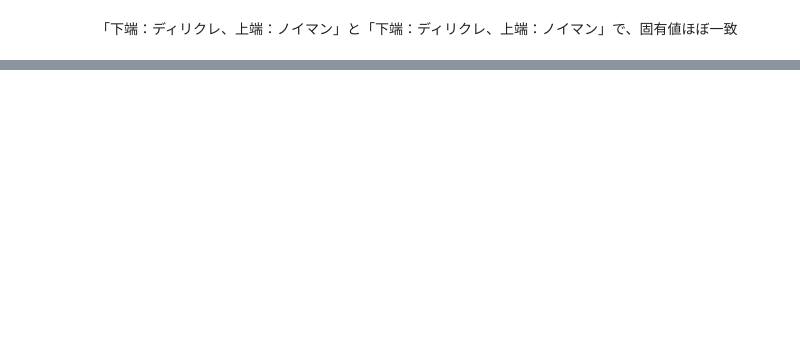
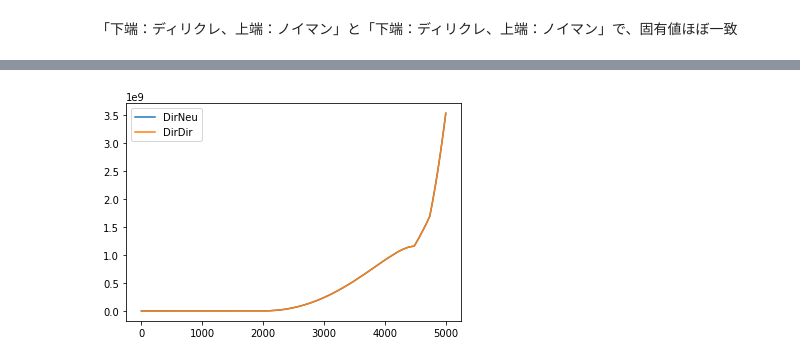
Before and after one commit to Koichi-Miyamoto/StochasticInflationDiffOpEigen, a Jupyter notebook: Potential1804.07124.ipynb, the cells around one changed output, grey strips where cells are left out. Drawn from its saved outputs; the diff is of its cells as text; code cells hidden in the pictures; blank space fills up the shorter version.

```diff
--- a/Potential1804.07124.ipynb
+++ b/Potential1804.07124.ipynb
@@ -192,0 +235,42 @@ for iEig in range(5):
+# %%
+fpFinDiff_DirNeu_customGrid = InfAdjFPFiniteDiff(
+    dim,
+    infPotFunc,
+    infPotentialDerivFuncs,
+    infPotentialDeriv2Funcs,
+    [nCumtomGrid],
+    [upperBound],
+    [lowerBound],
+    ["Neumann0OriFunc"],
+    ["Dirichlet"],
+    customGrid=[customGrid]
+)
+
+eigVals_DirNeu_customGrid, eigVecs_DirNeu_customGrid = np.linalg.eig(fpFinDiff_DirNeu_customGrid)
+eigVecsSort_DirNeu_customGrid = eigVecs_DirNeu_customGrid.T[np.argsort(eigVals_DirNeu_customGrid)]
+eigValsSort_DirNeu_customGrid = np.sort(eigVals_DirNeu_customGrid)
+# %%
+fpFinDiff_DirDir_customGrid = InfAdjFPFiniteDiff(
+    dim,
+    infPotFunc,
+    infPotentialDerivFuncs,
+    infPotentialDeriv2Funcs,
+    [nCumtomGrid],
+    [upperBound],
+    [lowerBound],
+    ["Dirichlet"],
+    ["Dirichlet"],
+    customGrid=[customGrid]
+)
+
+eigVals_DirDir_customGrid, eigVecs_DirDir_customGrid = np.linalg.eig(fpFinDiff_DirDir_customGrid)
+eigVecsSort_DirDir_customGrid = eigVecs_DirDir_customGrid.T[np.argsort(eigVals_DirDir_customGrid)]
+eigValsSort_DirDir_customGrid = np.sort(eigVals_DirDir_customGrid)
+# %%
+ax = plt.gca()
+plt.plot(eigValsSort_DirNeu_customGrid, label = "DirNeu")
+plt.plot(eigValsSort_DirDir_customGrid, label = "DirDir")
+plt.legend()
+plt.show()
+# %% [output]
+[figure, added]
```
Also changed, not shown: parts of 23 cells of this notebook, 1 other file.
